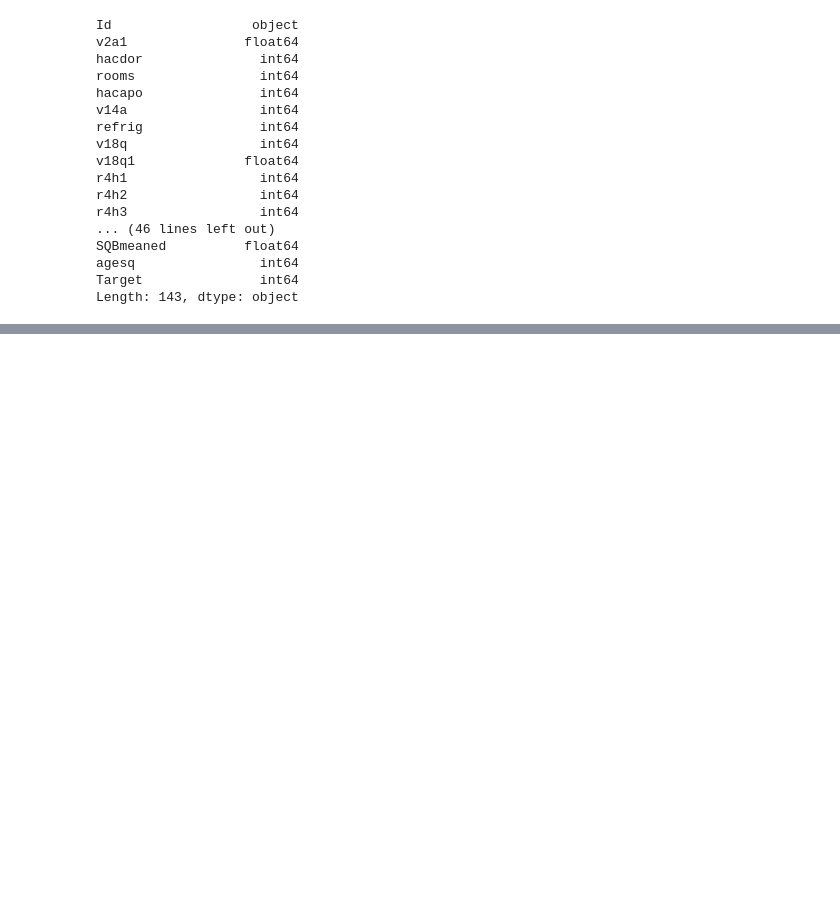
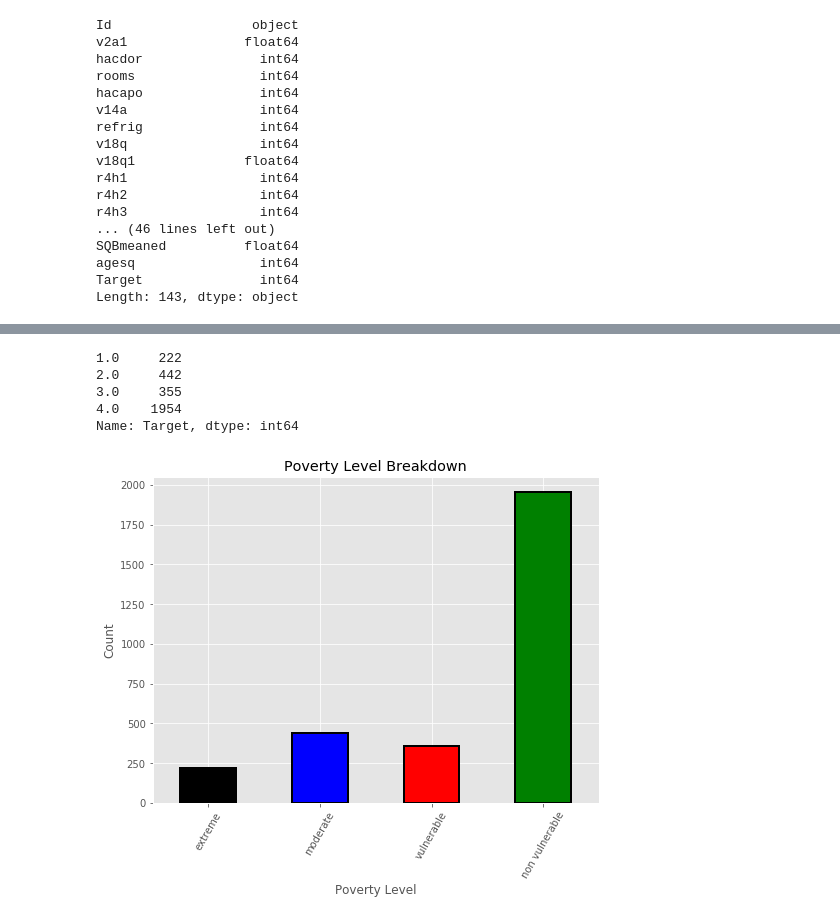
Before and after one commit to vmmadathil/Costa-Rican-Poverty, a Jupyter notebook: Data Exploration and Preparation.ipynb, the cells around one changed output, grey strips where cells are left out. Saved outputs shown, nothing was run; the diff lists cells and outputs as text; code cells hidden in the pictures; blank space fills up the shorter version.

Commit message:
finished data preprocessing

```diff
--- a/Data Exploration and Preparation.ipynb
+++ b/Data Exploration and Preparation.ipynb
@@ -65,0 +132,35 @@ Length: 143, dtype: object
+# %%
+test['Target'] = np.nan
+data = train.append(test, ignore_index = True)
+# %%
+#Poverty level distribution
+
+
+# Heads of household
+heads = data.loc[data['parentesco1'] == 1].copy()
+
+# Labels for training
+train_labels = data.loc[(data['Target'].notnull()) & (data['parentesco1'] == 1), ['Target', 'idhogar']]
+
+# Value counts of target
+label_counts = train_labels['Target'].value_counts().sort_index()
+
+# Bar plot of occurrences of each label
+label_counts.plot.bar(figsize = (8, 6),
+                      color = colors.values(),
+                      edgecolor = 'k', linewidth = 2)
+
+# Formatting
+plt.xlabel('Poverty Level'); plt.ylabel('Count');
+plt.xticks([x - 1 for x in poverty_mapping.keys()],
+           list(poverty_mapping.values()), rotation = 60)
+plt.title('Poverty Level Breakdown');
+
+label_counts
+# %% [output]
+1.0     222
+2.0     442
+3.0     355
+4.0    1954
+Name: Target, dtype: int64
+[figure, added]
```
Also changed, not shown: parts of 20 cells of this notebook.
